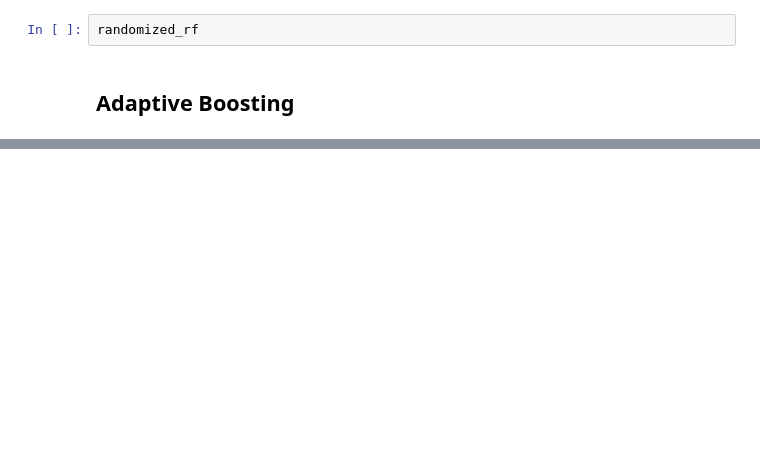
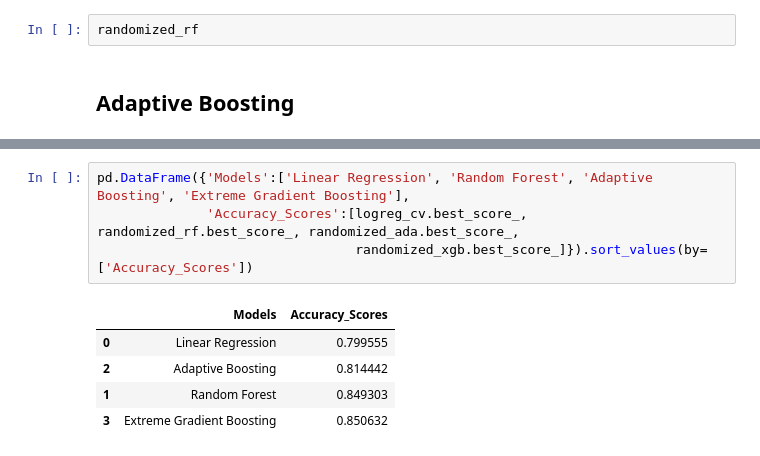
Before and after one commit to asaint13/Capstone_Two-Booking_Cancelations, a Jupyter notebook: 04-Pre-Processing_and_Modeling.ipynb, the cells around one changed output, grey strips where cells are left out. Drawn from its saved outputs; the diff is of its cells as text; blank space fills up the shorter version.

```diff
--- a/04-Pre-Processing_and_Modeling.ipynb
+++ b/04-Pre-Processing_and_Modeling.ipynb
@@ -282,0 +300,10 @@ Best accuracy using extreme gradient boosting: 0.8517453638990806
+# %%
+pd.DataFrame({'Models':['Linear Regression', 'Random Forest', 'Adaptive Boosting', 'Extreme Gradient Boosting'],
+              'Accuracy_Scores':[logreg_cv.best_score_, randomized_rf.best_score_, randomized_ada.best_score_,
+                                 randomized_xgb.best_score_]}).sort_values(by=['Accuracy_Scores'])
+# %% [output]
+|  | Models | Accuracy_Scores |
+| 0 | Linear Regression | 0.799555 |
+| 2 | Adaptive Boosting | 0.814442 |
+| 1 | Random Forest | 0.849303 |
+| 3 | Extreme Gradient Boosting | 0.850632 |
```
Also changed, not shown: parts of 21 cells of this notebook.
